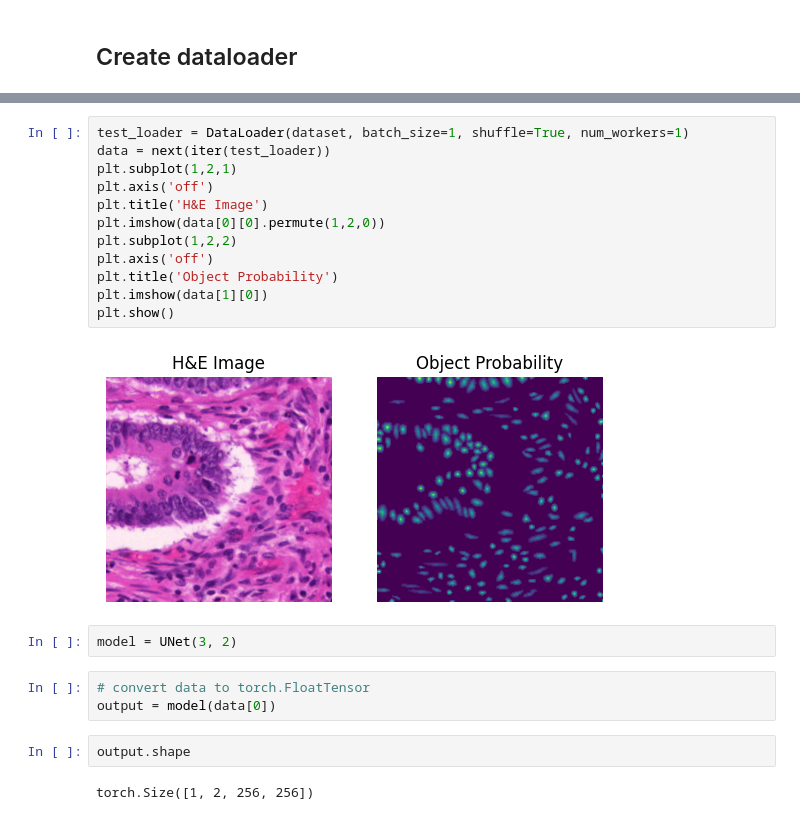
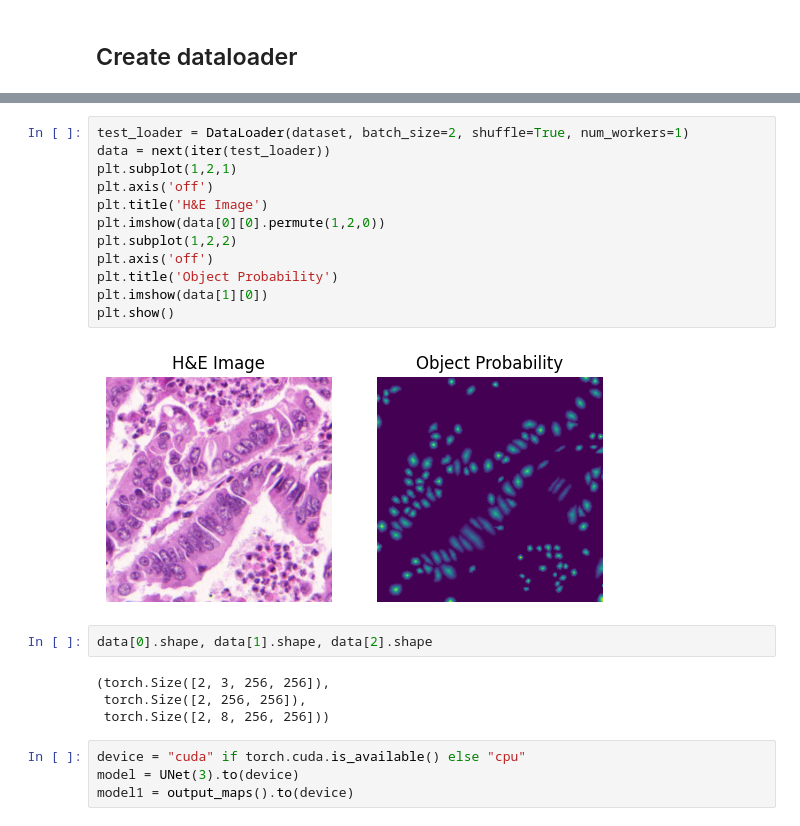
Before and after one commit to NischalSuresh/StarDist-Lizard, a Jupyter notebook: main.ipynb, the cells around one changed output, grey strips where cells are left out. Cells and saved outputs as stored; diff of their text form.

```diff
--- a/main.ipynb
+++ b/main.ipynb
@@ -23,25 +23,26 @@ print(dataset_size)
 # %% [output]
 4981
 # %%
-test_loader = DataLoader(dataset, batch_size=1, shuffle=True, num_workers=1)
+test_loader = DataLoader(dataset, batch_size=2, shuffle=True, num_workers=1)
 data = next(iter(test_loader))
 plt.subplot(1,2,1)
 plt.axis('off')
 plt.title('H&E Image')
 plt.imshow(data[0][0].permute(1,2,0))
 plt.subplot(1,2,2)
 plt.axis('off')
 plt.title('Object Probability')
 plt.imshow(data[1][0])
 plt.show()
 # %% [output]
-[figure, old version]
+[figure, new version]
-# %%
-model = UNet(3, 2)
-# %%
-# convert data to torch.FloatTensor
-output = model(data[0])
-# %%
-output.shape
-# %% [output]
-torch.Size([1, 2, 256, 256])
+# %%
+data[0].shape, data[1].shape, data[2].shape
+# %% [output]
+(torch.Size([2, 3, 256, 256]),
+ torch.Size([2, 256, 256]),
+ torch.Size([2, 8, 256, 256]))
+# %%
+device = "cuda" if torch.cuda.is_available() else "cpu"
+model = UNet(3).to(device)
+model1 = output_maps().to(device)
```
Also changed, not shown: parts of 11 cells of this notebook, 5 other files.
